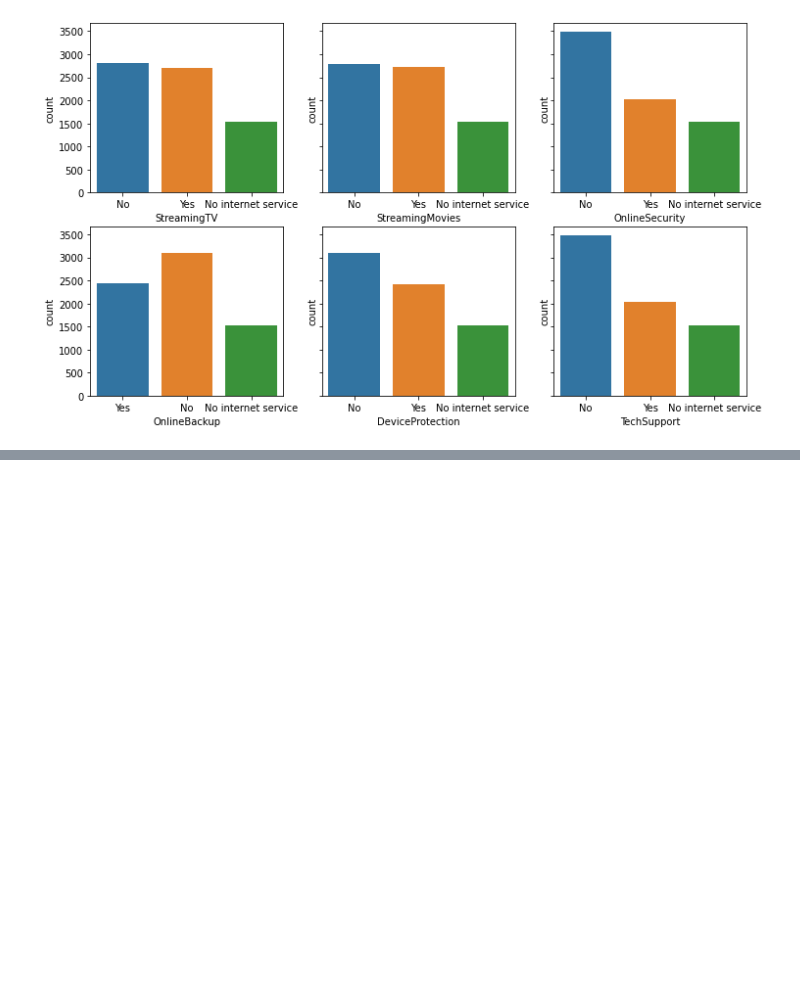
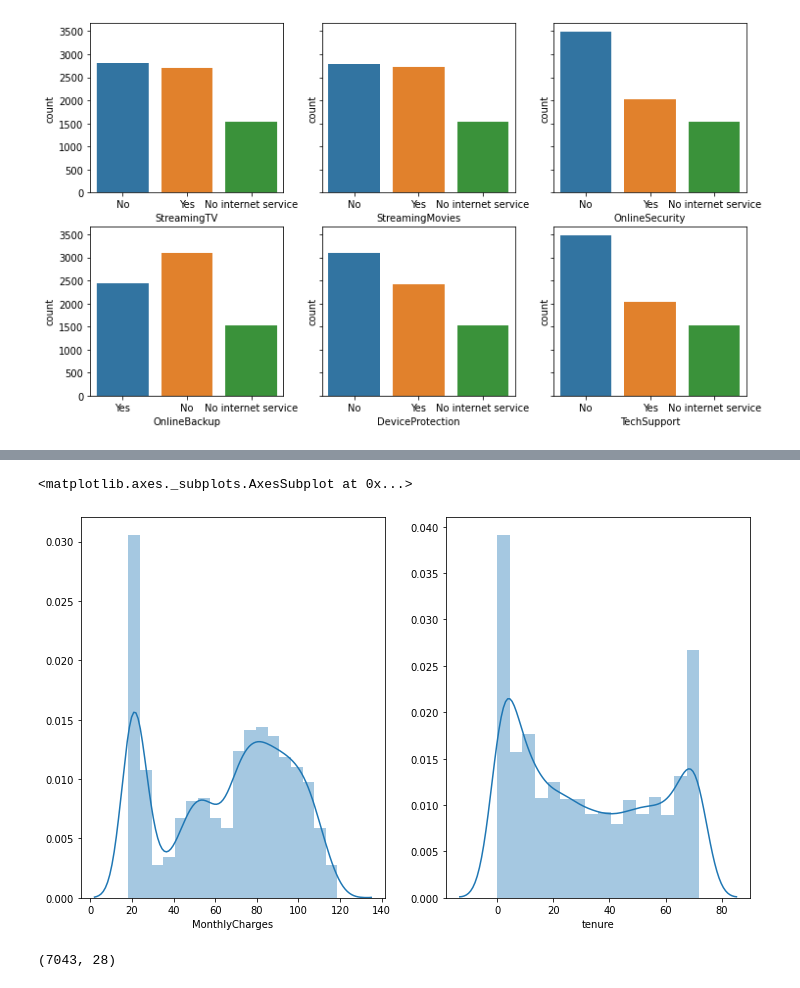
Before and after one commit to rajeevfromkrec/machine_Learning, a Jupyter notebook: Churn_analysis_and_Prediction_.ipynb, the cells around one changed output, grey strips where cells are left out. Saved outputs shown, nothing was run; the diff lists cells and outputs as text; code cells hidden in the pictures; blank space fills up the shorter version.

```diff
--- a/Churn_analysis_and_Prediction_.ipynb
+++ b/Churn_analysis_and_Prediction_.ipynb
@@ -144,0 +159,8 @@ sns.countplot("TechSupport", data=df, ax=axes[1,2])
+# %%
+fig,axes= plt.subplots(1,2,figsize=(12,7))
+
+sns.distplot(df['MonthlyCharges'], ax=axes[0])
+sns.distplot(df['tenure'], ax=axes[1])
+# %% [output]
+<matplotlib.axes._subplots.AxesSubplot at 0x...>
+[figure, added]
@@ -144,0 +185,4 @@ sns.countplot("TechSupport", data=df, ax=axes[1,2])
+# %%
+X.shape
+# %% [output]
+(7043, 28)
```
Also changed, not shown: parts of 28 cells of this notebook.
